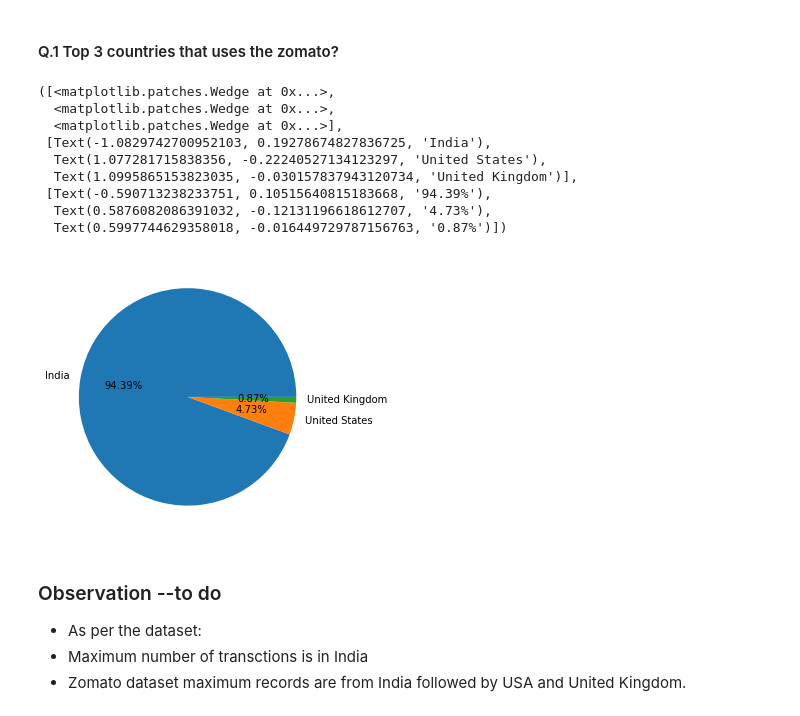
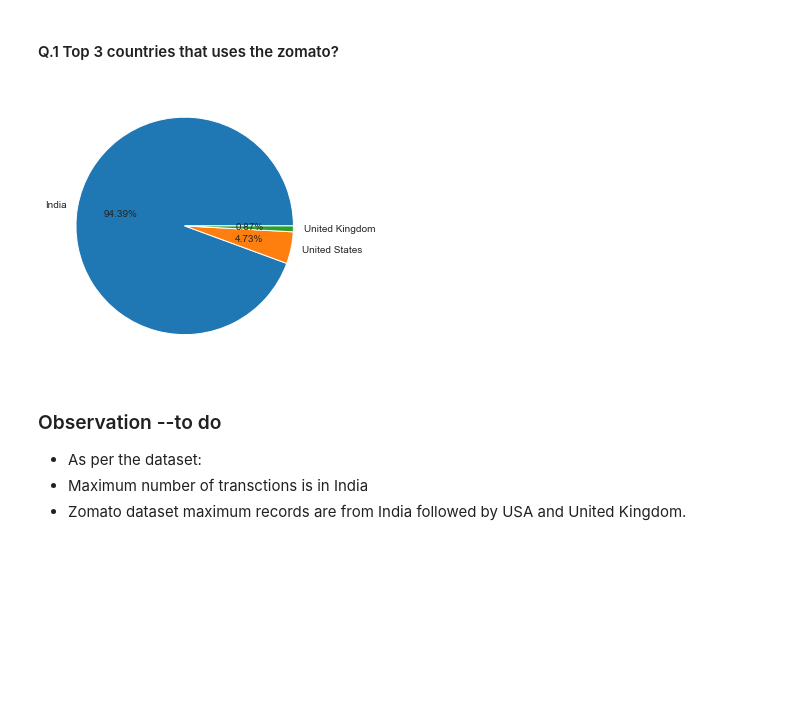
Before and after one commit to kirandhasade/zomato_data_analysis, a Jupyter notebook: Zomato dataset.ipynb, the cells around one changed output. Drawn from its saved outputs; the diff is of its cells as text; code cells hidden in the pictures; blank space fills up the shorter version.

```diff
--- a/Zomato dataset.ipynb
+++ b/Zomato dataset.ipynb
@@ -240,18 +240,9 @@ country_names = final_df.country.value_counts().index[:3]
 # %%
 country_val = final_df.country.value_counts().values[:3]
 # %%
-plt.pie(country_val,labels=country_names,autopct='%1.2f%%')
+graph=plt.pie(country_val,labels=country_names,autopct='%1.2f%%')
 # %% [output]
-([<matplotlib.patches.Wedge at 0x...>,
-  <matplotlib.patches.Wedge at 0x...>,
-  <matplotlib.patches.Wedge at 0x...>],
- [Text(-1.0829742700952103, 0.19278674827836725, 'India'),
-  Text(1.077281715838356, -0.22240527134123297, 'United States'),
-  Text(1.0995865153823035, -0.030157837943120734, 'United Kingdom')],
- [Text(-0.590713238233751, 0.10515640815183668, '94.39%'),
-  Text(0.5876082086391032, -0.12131196618612707, '4.73%'),
-  Text(0.5997744629358018, -0.016449729787156763, '0.87%')])
-[figure, old version]
+[figure, new version]
 # %% [markdown]
 ### Observation --to do
 - As per the dataset:
```
Also changed, not shown: parts of 6 cells of this notebook.
